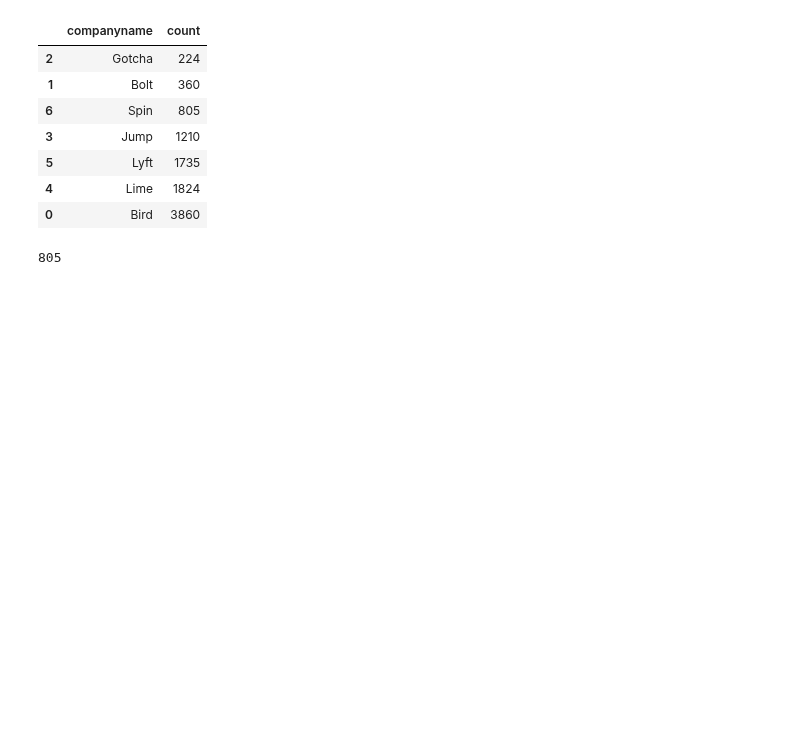
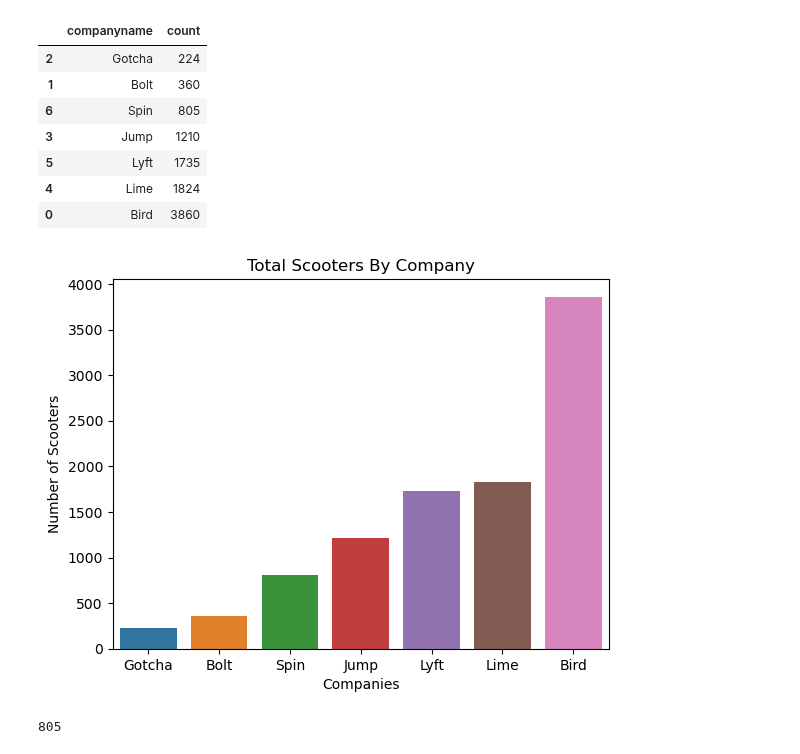
Before and after one commit to NSS-Data-Analytics-Cohort-11/scooters-hot_honey, a Jupyter notebook: notebook/scooters.ipynb, the cells around one changed output. Drawn from its saved outputs; the diff is of its cells as text; code cells hidden in the pictures; blank space fills up the shorter version.

```diff
--- a/notebook/scooters.ipynb
+++ b/notebook/scooters.ipynb
@@ -515,6 +515,14 @@ company_scooters
 | 5 | Lyft | 1735 |
 | 4 | Lime | 1824 |
 | 0 | Bird | 3860 |
+# %%
+sns.barplot(x='companyname', y='count', data = company_scooters)
+plt.title('Total Scooters By Company')
+plt.ylabel('Number of Scooters')
+plt.xlabel('Companies')
+plt.show()
+# %% [output]
+[figure, added]
 # %%
 spin.sumdid.nunique()
 # %% [output]
```
Also changed, not shown: parts of 13 cells of this notebook.
